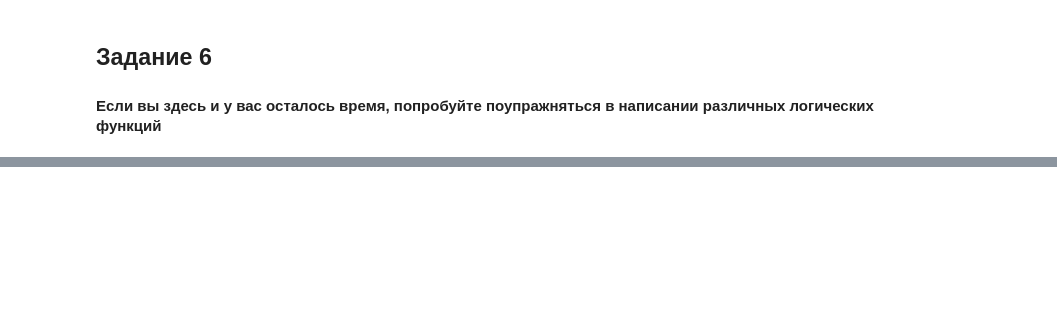
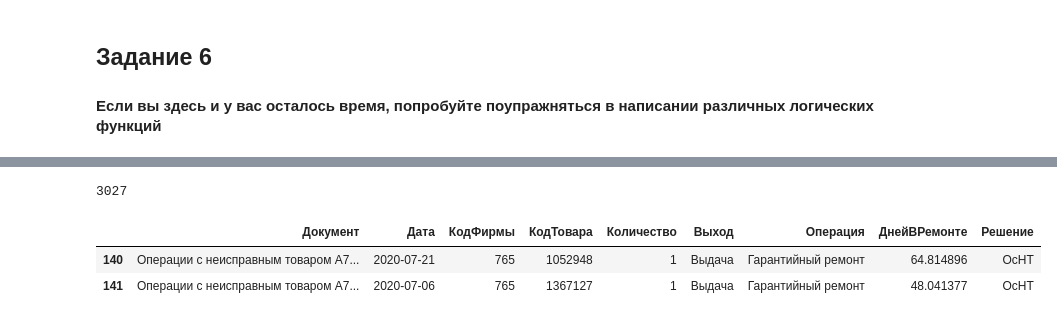
Before and after one commit to HarakaRisasi/dns_data_analysis_study, a Jupyter notebook: 4 занятие/Задание.ipynb, the cells around one changed output, grey strips where cells are left out. Cells and saved outputs as stored; diff of their text form; code cells hidden in the pictures; blank space fills up the shorter version.

```diff
--- a/4 занятие/Задание.ipynb
+++ b/4 занятие/Задание.ipynb
@@ -133,0 +139,12 @@ df.head()
+# %%
+# Получение списка товаров, что находятся на ГР больше 45 дней.
+expired_warranty_repair = df.loc[(df['ДнейВРемонте']>=46)&(df['Операция']=='Гарантийный ремонт')]
+
+print(len(expired_warranty_repair))
+
+expired_warranty_repair.head(2)
+# %% [output]
+3027
+|  | Документ | Дата | КодФирмы | КодТовара | Количество | Выход | Операция | ДнейВРемонте | Решение |
+| 140 | Операции с неисправным товаром А7... | 2020-07-21 | 765 | 1052948 | 1 | Выдача | Гарантийный ремонт | 64.814896 | ОсНТ |
+| 141 | Операции с неисправным товаром А7... | 2020-07-06 | 765 | 1367127 | 1 | Выдача | Гарантийный ремонт | 48.041377 | ОсНТ |
```
Also changed, not shown: parts of 4 cells of this notebook.
